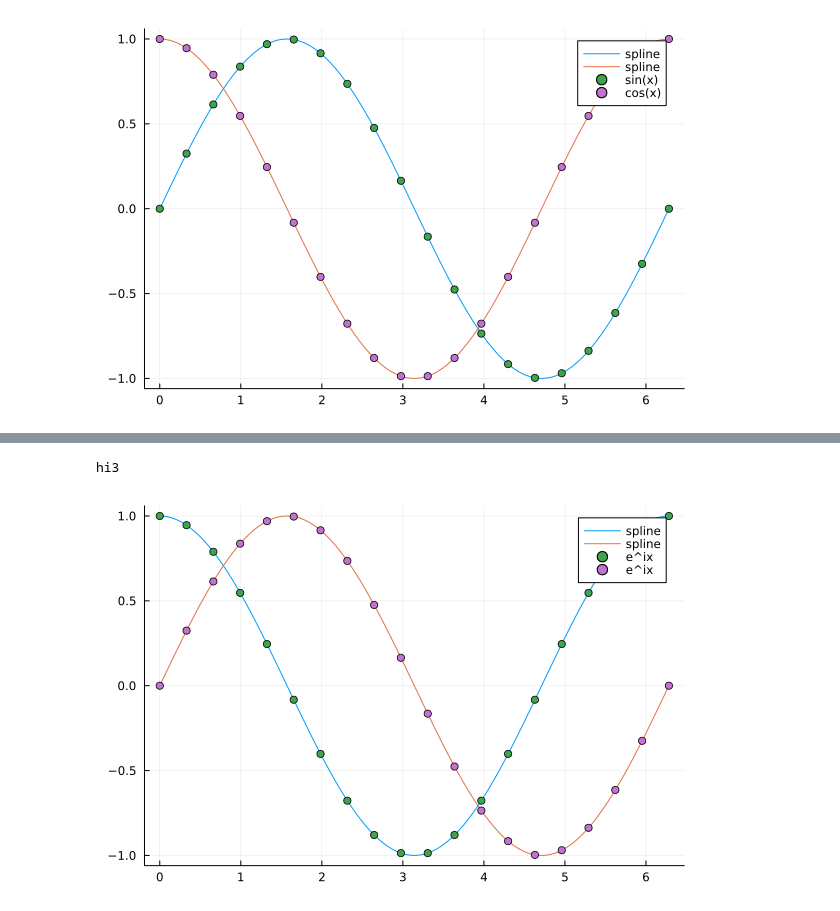
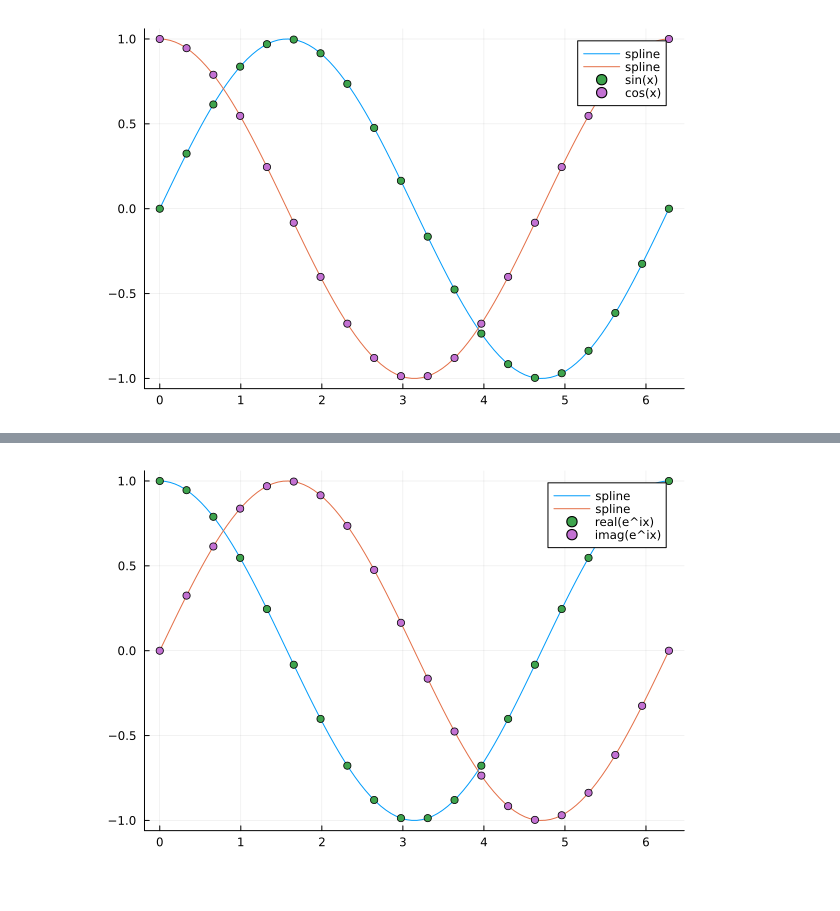
Before and after one commit to OpenFUSIONToolkit/JPEC, a Jupyter notebook: spline_examples.ipynb, the cells around one changed output, grey strips where cells are left out. Cells and saved outputs as stored; diff of their text form; code cells hidden in the pictures.

```diff
--- a/spline_examples.ipynb
+++ b/spline_examples.ipynb
@@ -72,16 +44,15 @@ GPECsplines.CSpline(Ptr{Nothing} @0x00000001246aeec0, [0.0, 0.3306939635357677,
 # %%
 # example: f = GPECsplines.spline_eval(spline, 3.2)
 # plot the spline
 xs_fine = collect(range(0.0, stop=2*pi, length=100))
 fs_fine = GPECsplines.spline_eval(spline, xs_fine)
 
 # plot just the real part of e^(+ix)
 plot(xs_fine, real(fs_fine[:, 2]), label="spline", legend=:topright)
 # and the imaginary part
 plot!(xs_fine, imag(fs_fine[:, 2]), label="spline", legend=:topright)
 # plot the input data scatter
-scatter!(xs, real(fs_matrix[:, 2]), label="e^ix", legend=:topright)
-scatter!(xs, imag(fs_matrix[:, 2]), label="e^ix", legend=:topright)
+scatter!(xs, real(fs_matrix[:, 2]), label="real(e^ix)", legend=:topright)
+scatter!(xs, imag(fs_matrix[:, 2]), label="imag(e^ix)", legend=:topright)
 # %% [output]
-hi3
-[figure, old version]
+[figure, new version]
```
Also changed, not shown: parts of 5 cells of this notebook, 1 other file.
